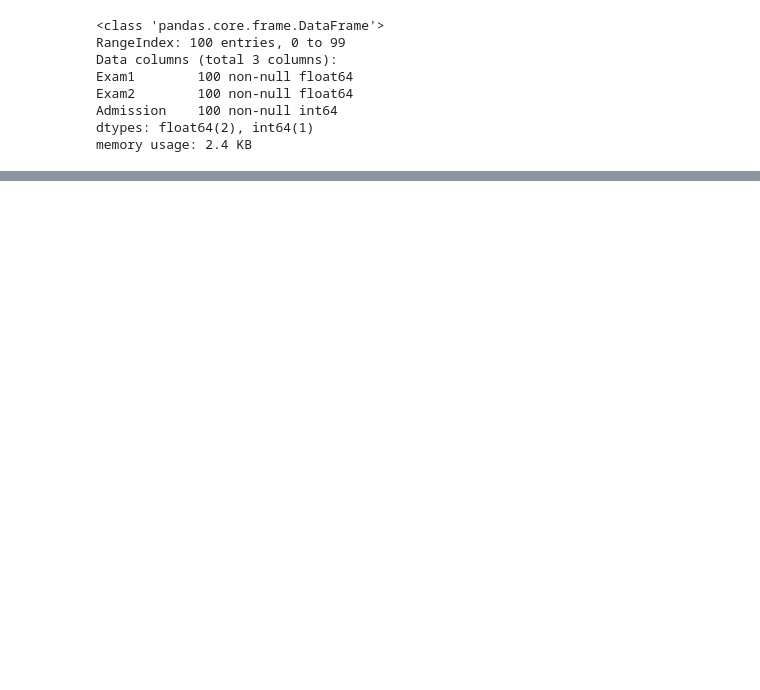
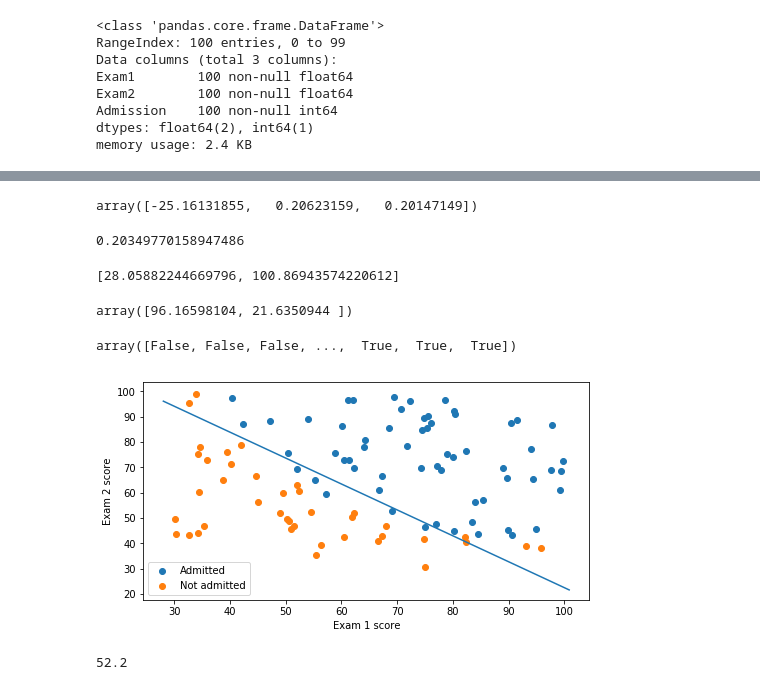
Before and after one commit to BartlomiejSkwira/coursera_machine-learning, a Jupyter notebook: machine-learning-ex2/ex2_1.ipynb, the cells around one changed output, grey strips where cells are left out. Saved outputs shown, nothing was run; the diff lists cells and outputs as text; code cells hidden in the pictures; blank space fills up the shorter version.

```diff
--- a/machine-learning-ex2/ex2_1.ipynb
+++ b/machine-learning-ex2/ex2_1.ipynb
@@ -101,0 +105,37 @@ ValueError: operands could not be broadcast together with shapes (100,) (100,2)
+# %%
+theta_optimized = arr[0]
+theta_optimized
+# %% [output]
+array([-25.16131855,   0.20623159,   0.20147149])
+# %%
+J = costFunction(theta_optimized[:, np.newaxis], X, y)
+J
+# %% [output]
+0.20349770158947486
+# %%
+#decision boundary
+plot_x = [np.min(X[:,1]-2), np.max(X[:,2]+2)]
+plot_x
+# %% [output]
+[28.05882244669796, 100.86943574220612]
+# %%
+plot_y = -1/theta_optimized[2]*(theta_optimized[0]
+                                + np.dot(theta_optimized[1],plot_x))
+plot_y
+# %% [output]
+array([96.16598104, 21.6350944 ])
+# %%
+mask = y.flatten() == 1
+mask
+# %% [output]
+array([False, False, False, ...,  True,  True,  True])
+# %%
+adm = plt.scatter(X[mask][:,1], X[mask][:,2])
+not_adm = plt.scatter(X[~mask][:,1], X[~mask][:,2])
+decision_boun = plt.plot(plot_x, plot_y)
+plt.xlabel('Exam 1 score')
+plt.ylabel('Exam 2 score')
+plt.legend((adm, not_adm), ('Admitted', 'Not admitted'))
+plt.show()
+# %% [output]
+[figure, added]
@@ -101,0 +155,4 @@ ValueError: operands could not be broadcast together with shapes (100,) (100,2)
+# %%
+accuracy(theta_optimized, X, y, 0.5)
+# %% [output]
+52.2
```
Also changed, not shown: parts of 13 cells of this notebook.
